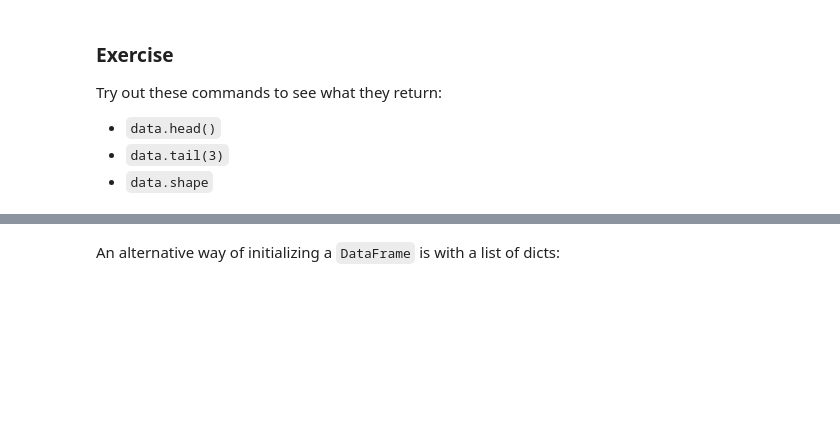
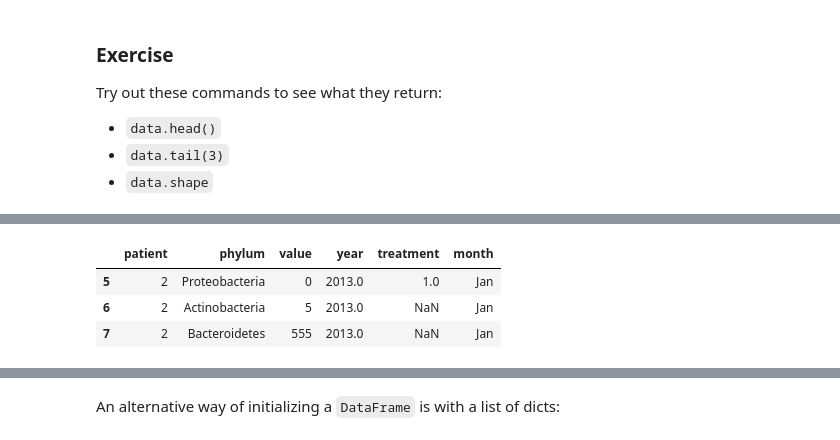
Before and after one commit to daniel-guggenheim/ada-homeworks, a Jupyter notebook: Intro to Pandas.ipynb, the cells around one changed output, grey strips where cells are left out. Saved outputs shown, nothing was run; the diff lists cells and outputs as text; code cells hidden in the pictures; blank space fills up the shorter version.

```diff
--- a/Intro to Pandas.ipynb
+++ b/Intro to Pandas.ipynb
@@ -291,3 +300,10 @@ Try out these commands to see what they return:
+# %%
+data.tail(3)
+# %% [output]
+|  | patient | phylum | value | year | treatment | month |
+| 5 | 2 | Proteobacteria | 0 | 2013.0 | 1.0 | Jan |
+| 6 | 2 | Actinobacteria | 5 | 2013.0 | NaN | Jan |
+| 7 | 2 | Bacteroidetes | 555 | 2013.0 | NaN | Jan |
 # %%
 data.shape
 # %% [output]
```
Also changed, not shown: parts of 41 cells of this notebook.
